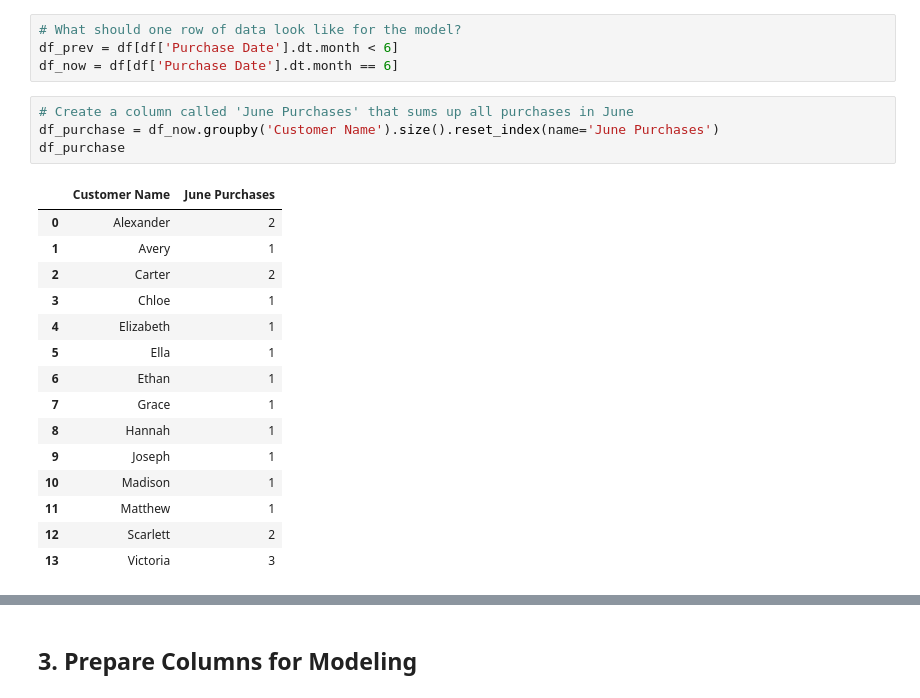
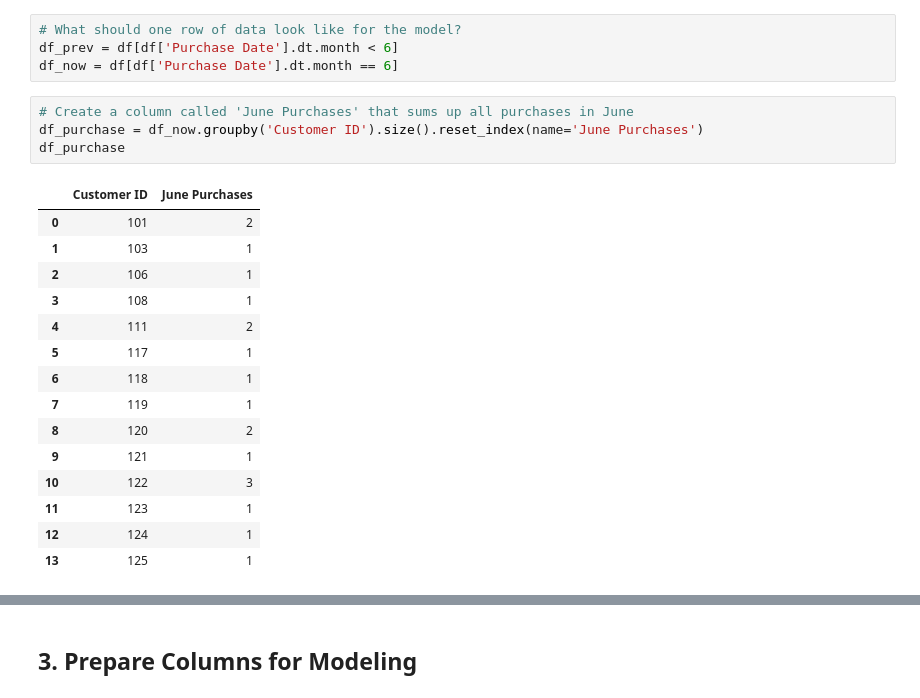
Before and after one commit to sonsungjong/ML_python, a Jupyter notebook: prep_eda/Course Assignment Notebooks/section08_prepping_for_modeling_assignments.ipynb, the cells around one changed output, grey strips where cells are left out. Drawn from its saved outputs; the diff is of its cells as text.

```diff
--- a/prep_eda/Course Assignment Notebooks/section08_prepping_for_modeling_assignments.ipynb
+++ b/prep_eda/Course Assignment Notebooks/section08_prepping_for_modeling_assignments.ipynb
@@ -123,23 +100,23 @@ df_prev = df[df['Purchase Date'].dt.month < 6]
 df_now = df[df['Purchase Date'].dt.month == 6]
 # %%
 # Create a column called 'June Purchases' that sums up all purchases in June
-df_purchase = df_now.groupby('Customer Name').size().reset_index(name='June Purchases')
+df_purchase = df_now.groupby('Customer ID').size().reset_index(name='June Purchases')
 df_purchase
 # %% [output]
-|  | Customer Name | June Purchases |
-| 0 | Alexander | 2 |
-| 1 | Avery | 1 |
-| 2 | Carter | 2 |
-| 3 | Chloe | 1 |
-| 4 | Elizabeth | 1 |
-| 5 | Ella | 1 |
-| 6 | Ethan | 1 |
-| 7 | Grace | 1 |
-| 8 | Hannah | 1 |
-| 9 | Joseph | 1 |
-| 10 | Madison | 1 |
-| 11 | Matthew | 1 |
-| 12 | Scarlett | 2 |
-| 13 | Victoria | 3 |
+|  | Customer ID | June Purchases |
+| 0 | 101 | 2 |
+| 1 | 103 | 1 |
+| 2 | 106 | 1 |
+| 3 | 108 | 1 |
+| 4 | 111 | 2 |
+| 5 | 117 | 1 |
+| 6 | 118 | 1 |
+| 7 | 119 | 1 |
+| 8 | 120 | 2 |
+| 9 | 121 | 1 |
+| 10 | 122 | 3 |
+| 11 | 123 | 1 |
+| 12 | 124 | 1 |
+| 13 | 125 | 1 |
 # %%
 # Create a column called 'Total Spend' that sums up the prices of all the books that were purchased in April and May
```
Also changed, not shown: parts of 9 cells of this notebook.
